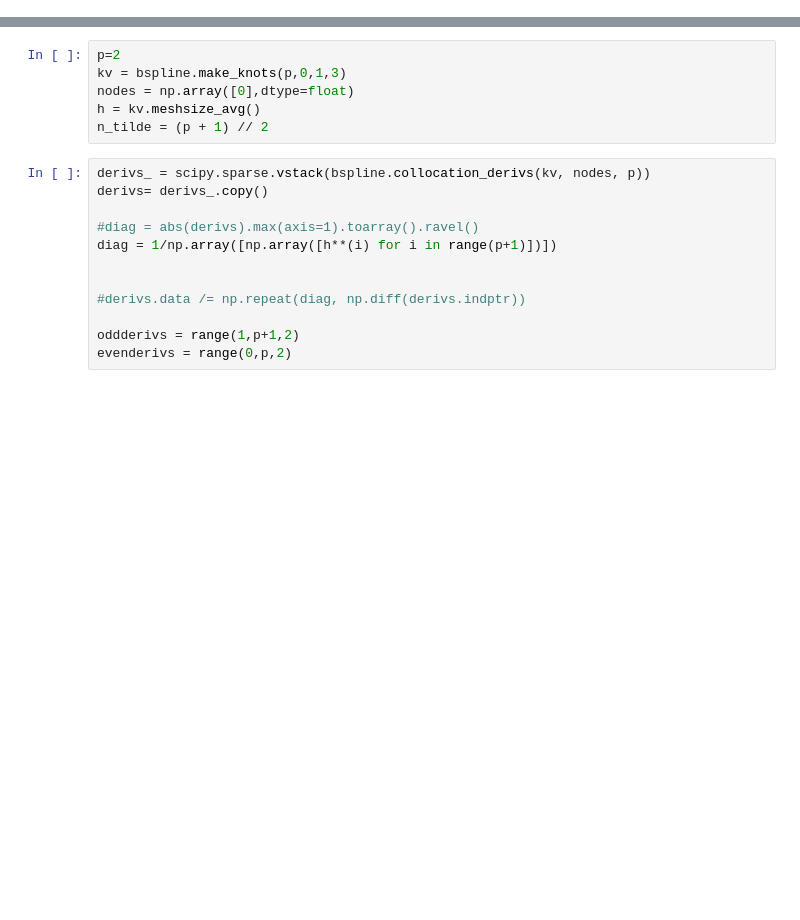
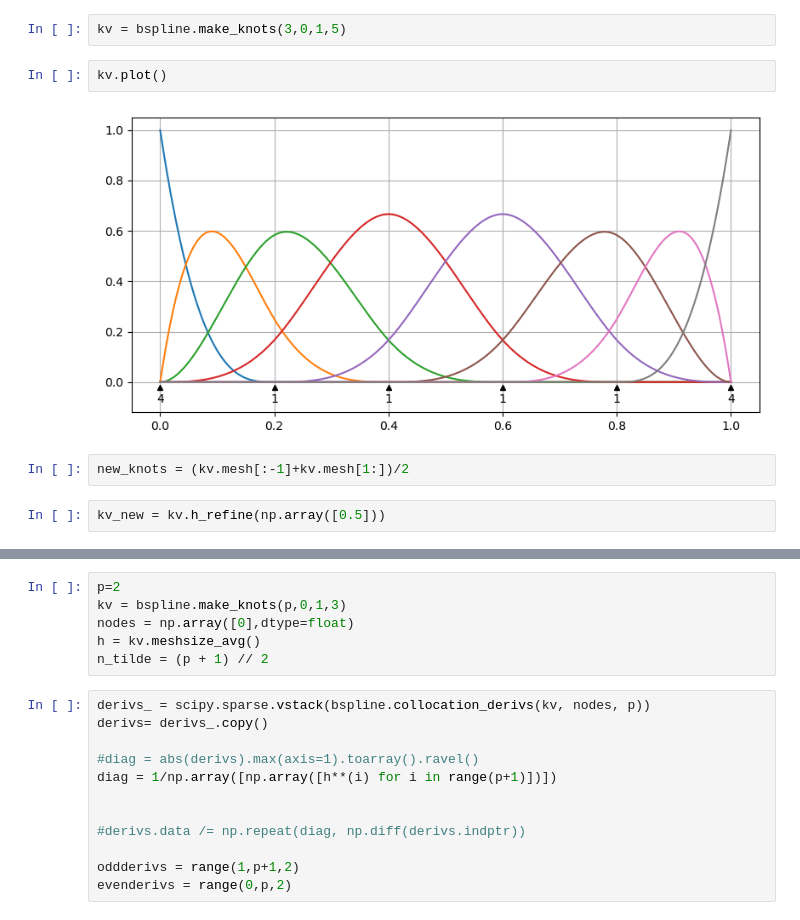
Before and after one commit to c-f-h/pyiga, a Jupyter notebook: notebooks/TestBasis.ipynb, the cells around one changed output, grey strips where cells are left out. Saved outputs shown, nothing was run; the diff lists cells and outputs as text; blank space fills up the shorter version.

```diff
--- a/notebooks/TestBasis.ipynb
+++ b/notebooks/TestBasis.ipynb
@@ -20,0 +24,10 @@ np.set_printoptions(formatter={'float_kind':"{:.3f}".format})
+# %%
+kv = bspline.make_knots(3,0,1,5)
+# %%
+kv.plot()
+# %% [output]
+[figure, added]
+# %%
+new_knots = (kv.mesh[:-1]+kv.mesh[1:])/2
+# %%
+kv_new = kv.h_refine(np.array([0.5]))
```
Also changed, not shown: parts of 44 cells of this notebook, 8 other files.
